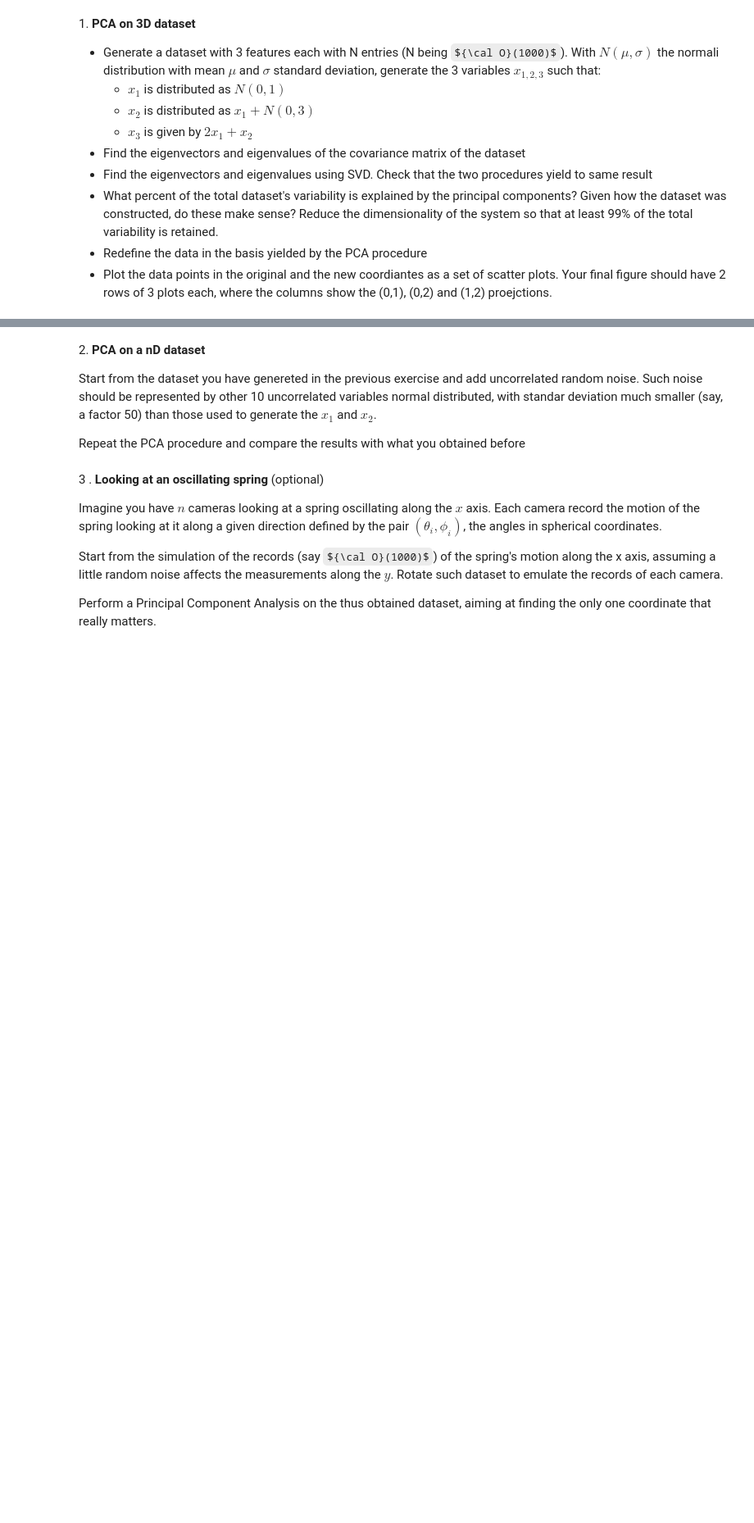
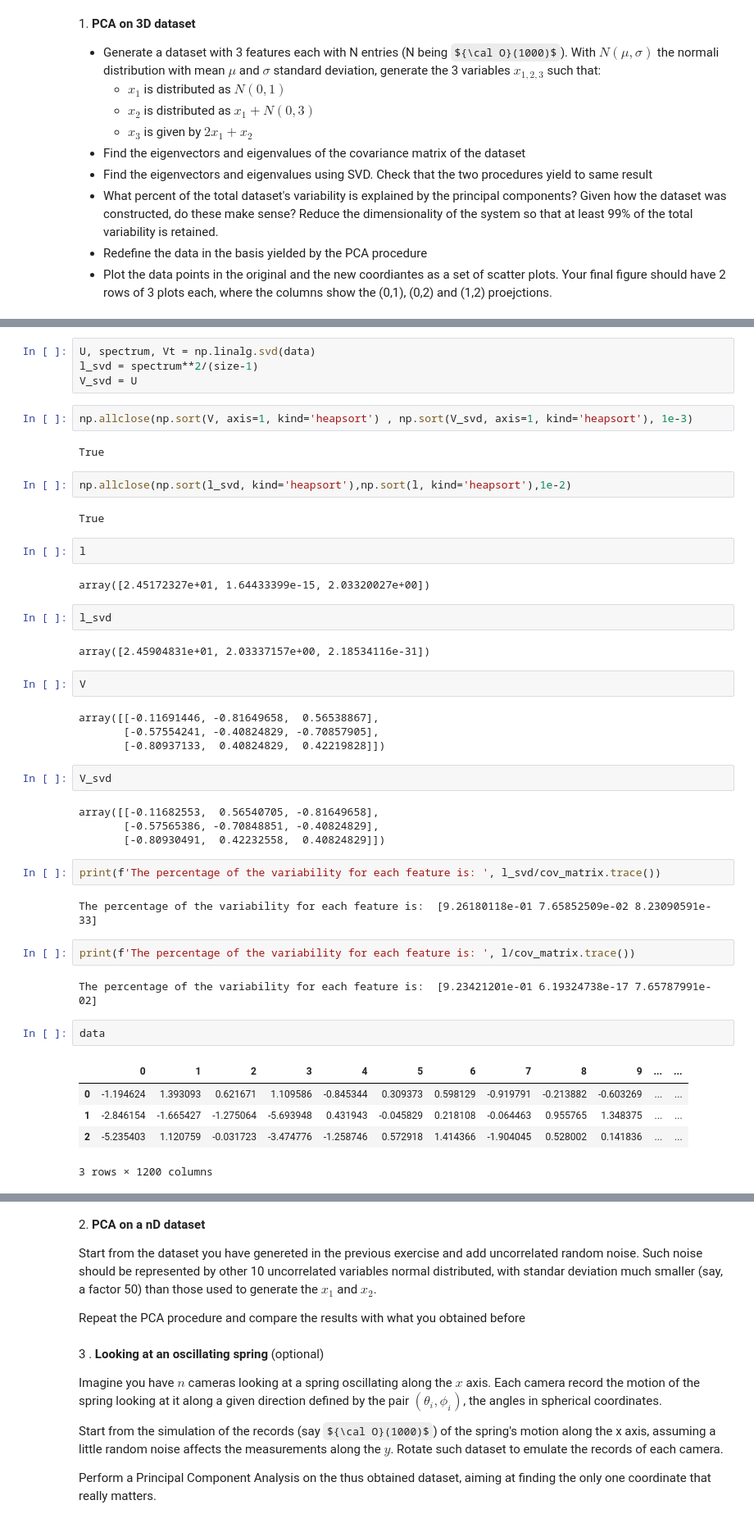
Before and after one commit to tommasoamico/LaboratoryOfComputationalPhysics_Y4, a Jupyter notebook: 07ex_LinearAlgebra.ipynb, the cells around one changed output, grey strips where cells are left out. Shown at 82% size. Cells and saved outputs as stored; diff of their text form; some formulas as TeX source; blank space fills up the shorter version.

```diff
--- a/07ex_LinearAlgebra.ipynb
+++ b/07ex_LinearAlgebra.ipynb
@@ -12,0 +42,48 @@
+# %%
+U, spectrum, Vt = np.linalg.svd(data)
+l_svd = spectrum**2/(size-1)
+V_svd = U
+# %%
+np.allclose(np.sort(V, axis=1, kind='heapsort') , np.sort(V_svd, axis=1, kind='heapsort'), 1e-3)
+# %% [output]
+True
+# %%
+np.allclose(np.sort(l_svd, kind='heapsort'),np.sort(l, kind='heapsort'),1e-2)
+# %% [output]
+True
+# %%
+l
+# %% [output]
+array([2.45172327e+01, 1.64433399e-15, 2.03320027e+00])
+# %%
+l_svd
+# %% [output]
+array([2.45904831e+01, 2.03337157e+00, 2.18534116e-31])
+# %%
+V
+# %% [output]
+array([[-0.11691446, -0.81649658,  0.56538867],
+       [-0.57554241, -0.40824829, -0.70857905],
+       [-0.80937133,  0.40824829,  0.42219828]])
+# %%
+V_svd
+# %% [output]
+array([[-0.11682553,  0.56540705, -0.81649658],
+       [-0.57565386, -0.70848851, -0.40824829],
+       [-0.80930491,  0.42232558,  0.40824829]])
+# %%
+print(f'The percentage of the variability for each feature is: ', l_svd/cov_matrix.trace())
+# %% [output]
+The percentage of the variability for each feature is:  [9.26180118e-01 7.65852509e-02 8.23090591e-33]
+# %%
+print(f'The percentage of the variability for each feature is: ', l/cov_matrix.trace())
+# %% [output]
+The percentage of the variability for each feature is:  [9.23421201e-01 6.19324738e-17 7.65787991e-02]
+# %%
+data
+# %% [output]
+|  | 0 | 1 | 2 | 3 | 4 | 5 | 6 | 7 | 8 | 9 | ... | ... |
+| 0 | -1.194624 | 1.393093 | 0.621671 | 1.109586 | -0.845344 | 0.309373 | 0.598129 | -0.919791 | -0.213882 | -0.603269 | ... | ... |
+| 1 | -2.846154 | -1.665427 | -1.275064 | -5.693948 | 0.431943 | -0.045829 | 0.218108 | -0.064463 | 0.955765 | 1.348375 | ... | ... |
+| 2 | -5.235403 | 1.120759 | -0.031723 | -3.474776 | -1.258746 | 0.572918 | 1.414366 | -1.904045 | 0.528002 | 0.141836 | ... | ... |
+3 rows × 1200 columns
```
Also changed, not shown: parts of 21 cells of this notebook, 2 other files.
